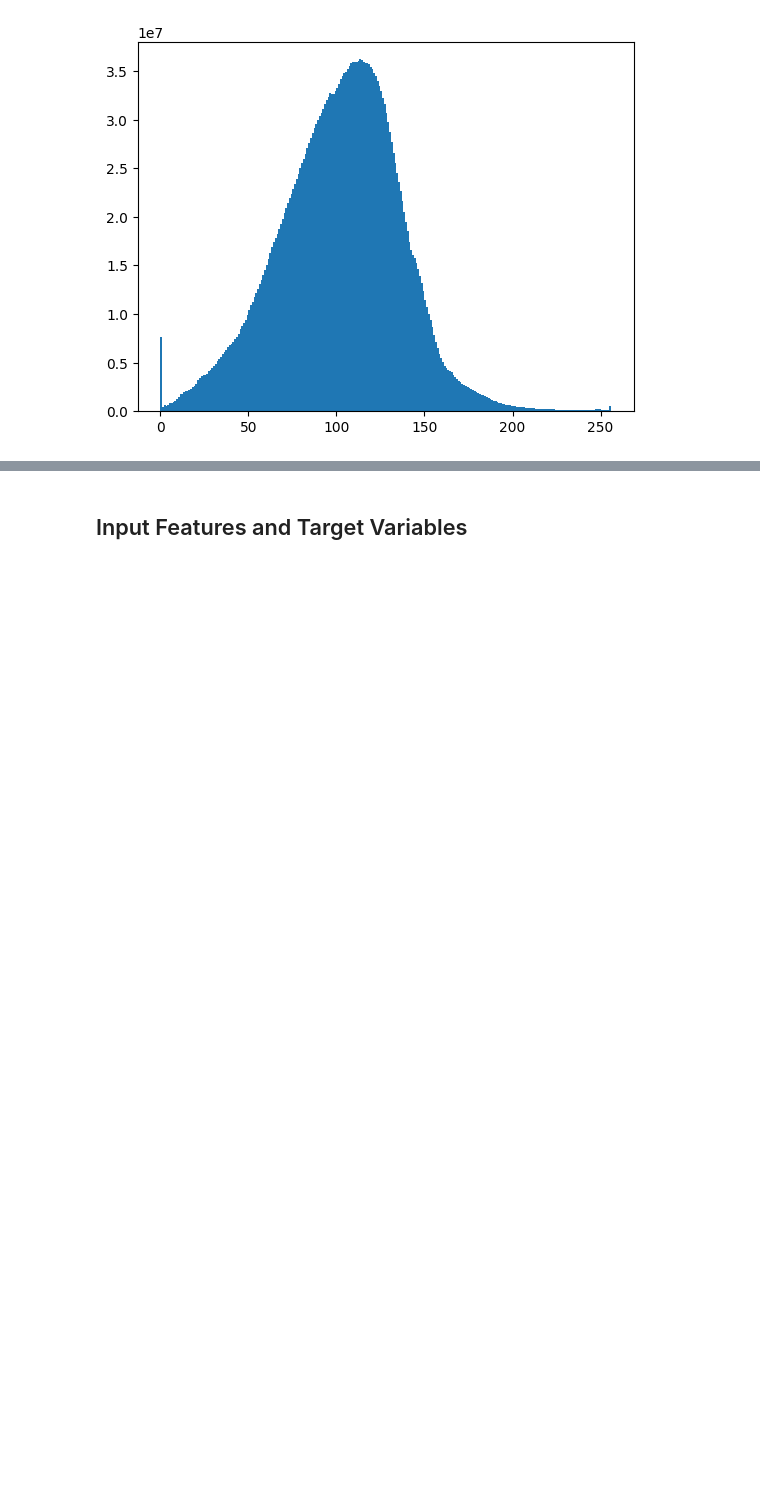
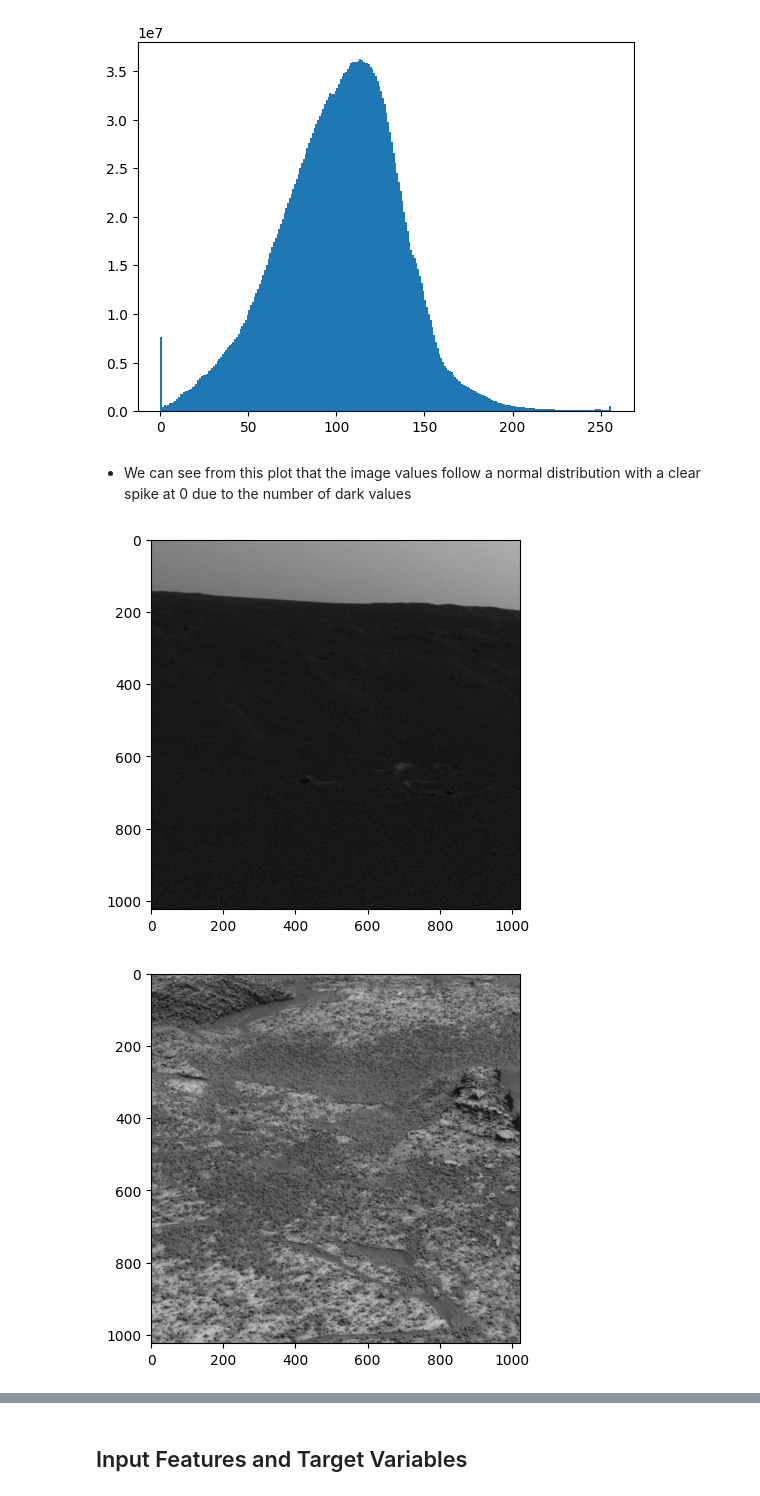
Before and after one commit to cillianmurphy45/MachineLearningCA, a Jupyter notebook: acq_desc.ipynb, the cells around one changed output, grey strips where cells are left out. Drawn from its saved outputs; the diff is of its cells as text; code cells hidden in the pictures; blank space fills up the shorter version.

```diff
--- a/acq_desc.ipynb
+++ b/acq_desc.ipynb
@@ -225,3 +224,17 @@ plt.stairs(total, np.arange(257), fill=True)
 plt.show()
 # %% [output]
 [figure]
+# %% [markdown]
+- We can see from this plot that the image values follow a normal distribution with a clear spike at 0 due to the number of dark values
+# %%
+# Showing examples of the images
+images = [1,100,200,500,1000,2000,2500,3000]
+
+for i in images:
+
+    plt.imshow(data['images'][i], cmap='grey')
+
+    plt.show()
+# %% [output]
+[figure, added]
+[figure, added]
```
Also changed, not shown: parts of 14 cells of this notebook.
